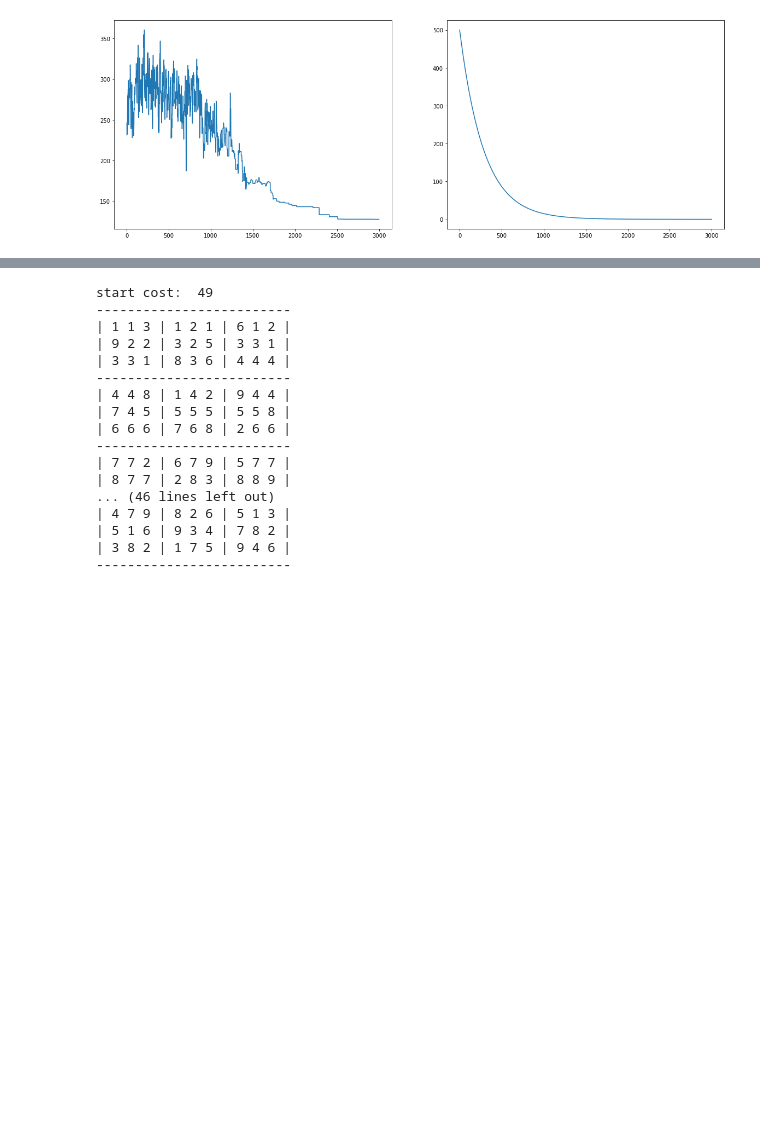
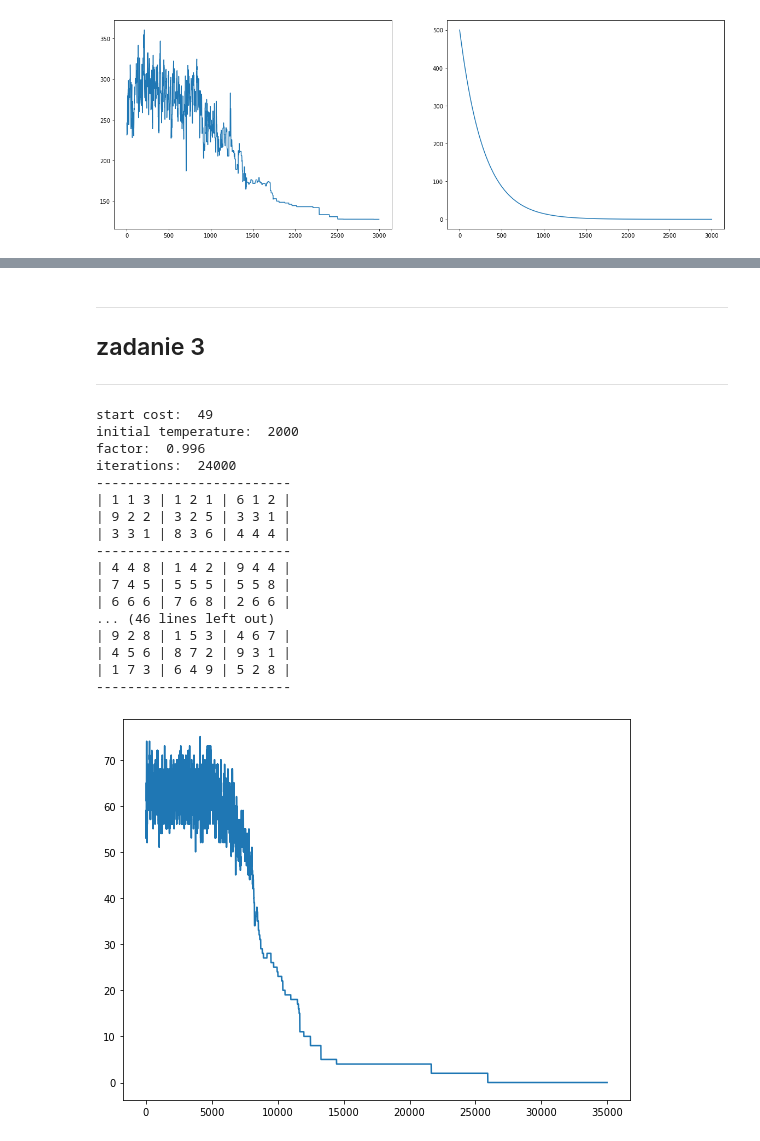
Before and after one commit to maati01/MOwNiT, a Jupyter notebook: lab04/lab04.ipynb, the cells around one changed output, grey strips where cells are left out. Cells and saved outputs as stored; diff of their text form; code cells hidden in the pictures; blank space fills up the shorter version.

```diff
--- a/lab04/lab04.ipynb
+++ b/lab04/lab04.ipynb
@@ -292,3 +343,7 @@ zadanie 3
+# %% [markdown]
+***
+## zadanie 3
+***
 # %%
 
 
@@ -354,43 +409,52 @@ def print_sudoku(board):
     print("-"*25)
     for idx, row in enumerate(board):
         rowStr = " | ".join([" ".join(map(str, row[i:i+3])) for i in range(0, len(row), 3)])
         print(f'| {rowStr} |')
         if (idx+1) % 3 == 0:
             print("-"*25)
 
-def run(file_name,init_temp,factor,iter):
+def run(file_name,init_temp,factor,iter,show_costs=False):
     sudoku = read_sudoku_from_file(file_name)
     sudoku = SudokuProblem(sudoku)
 
     print("start cost: ", sudoku.get_cost(sudoku.get_state()))
+
+    print("initial temperature: ", init_temp)
+    print("factor: ", factor)
+    print("iterations: ", iter)
+
     print_sudoku(sudoku.get_state())
 
     algo = SimulatedAnnealing(sudoku,init_temp,factor,iter)
     algo.annealing()
 
     print("end cost: ", sudoku.get_cost(sudoku.get_state()))
-    print("initial temperature: ", init_temp)
-    print("factor: ", factor)
-    print("iterations: ", iter)
     print_sudoku(sudoku.get_state())
 
-run("sudoku1.txt", 1000,0.997,20000)
-run("sudoku2.txt", 1000,0.997,34000)
+    if show_costs:
+        fig = plt.figure(figsize=(20, 7))
+        ax = fig.add_subplot(121)
+        ax.plot(algo.costs)
+        plt.show()
+
+run("sudoku1.txt", 2000,0.996,24000)
+run("sudoku2.txt", 2000,0.999,35000,show_costs=True)
 # %% [output]
 start cost:  49
+initial temperature:  2000
+factor:  0.996
+iterations:  24000
 -------------------------
 | 1 1 3 | 1 2 1 | 6 1 2 |
 | 9 2 2 | 3 2 5 | 3 3 1 |
 | 3 3 1 | 8 3 6 | 4 4 4 |
 -------------------------
 | 4 4 8 | 1 4 2 | 9 4 4 |
 | 7 4 5 | 5 5 5 | 5 5 8 |
 | 6 6 6 | 7 6 8 | 2 6 6 |
+... (46 lines left out)
+| 9 2 8 | 1 5 3 | 4 6 7 |
+| 4 5 6 | 8 7 2 | 9 3 1 |
+| 1 7 3 | 6 4 9 | 5 2 8 |
 -------------------------
-| 7 7 2 | 6 7 9 | 5 7 7 |
-| 8 7 7 | 2 8 3 | 8 8 9 |
-... (46 lines left out)
-| 4 7 9 | 8 2 6 | 5 1 3 |
-| 5 1 6 | 9 3 4 | 7 8 2 |
-| 3 8 2 | 1 7 5 | 9 4 6 |
--------------------------
+[figure, added]
```
Also changed, not shown: parts of 26 cells of this notebook.
